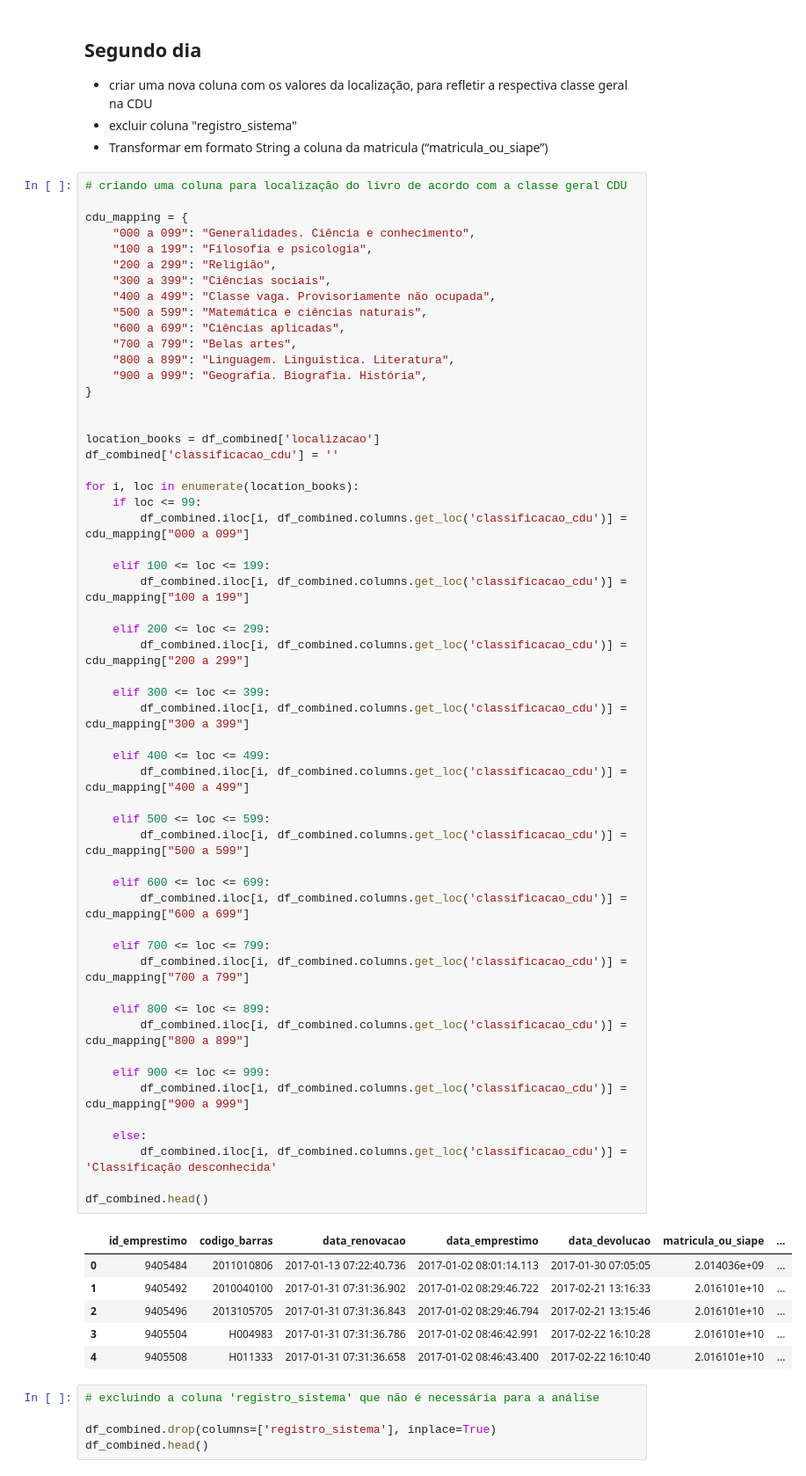
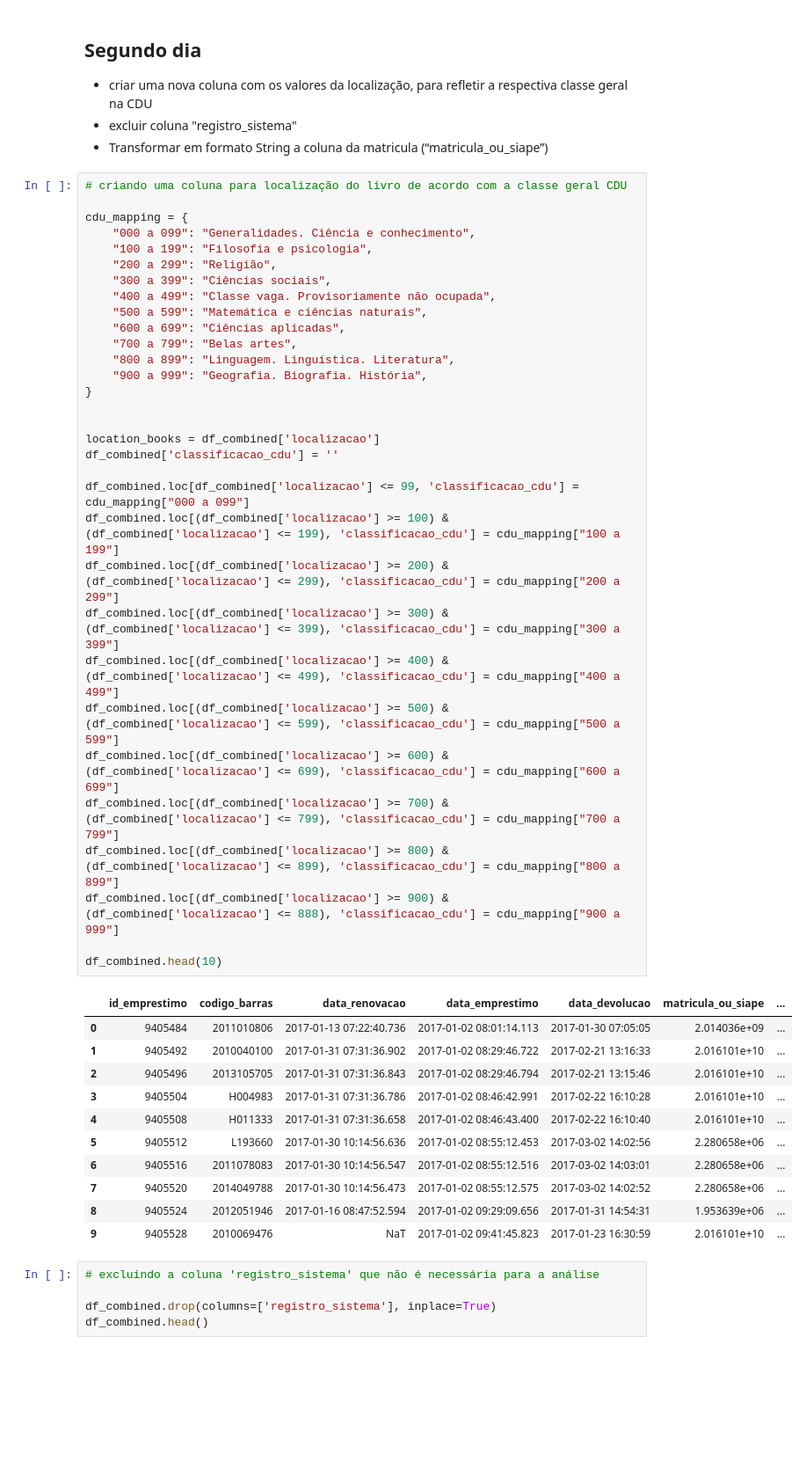
Before and after one commit to MaercioMamedes/_7DaysOfCode_Pandas, a Jupyter notebook: notebooks/tratamento_de_dados.ipynb, the cells around one changed output. Shown at 88% size. Saved outputs shown, nothing was run; the diff lists cells and outputs as text; blank space fills up the shorter version.

```diff
--- a/notebooks/tratamento_de_dados.ipynb
+++ b/notebooks/tratamento_de_dados.ipynb
@@ -140,65 +140,47 @@ memory usage: 205.6+ MB
 # %%
 # criando uma coluna para localização do livro de acordo com a classe geral CDU
 
 cdu_mapping = {
     "000 a 099": "Generalidades. Ciência e conhecimento",
     "100 a 199": "Filosofia e psicologia",
     "200 a 299": "Religião",
     "300 a 399": "Ciências sociais",
     "400 a 499": "Classe vaga. Provisoriamente não ocupada",
     "500 a 599": "Matemática e ciências naturais",
     "600 a 699": "Ciências aplicadas",
     "700 a 799": "Belas artes",
     "800 a 899": "Linguagem. Linguística. Literatura",
     "900 a 999": "Geografia. Biografia. História",
 }
 
 
 location_books = df_combined['localizacao']
 df_combined['classificacao_cdu'] = ''
 
-for i, loc in enumerate(location_books):
-    if loc <= 99:
-        df_combined.iloc[i, df_combined.columns.get_loc('classificacao_cdu')] = cdu_mapping["000 a 099"]
+df_combined.loc[df_combined['localizacao'] <= 99, 'classificacao_cdu'] = cdu_mapping["000 a 099"]
+df_combined.loc[(df_combined['localizacao'] >= 100) & (df_combined['localizacao'] <= 199), 'classificacao_cdu'] = cdu_mapping["100 a 199"]
+df_combined.loc[(df_combined['localizacao'] >= 200) & (df_combined['localizacao'] <= 299), 'classificacao_cdu'] = cdu_mapping["200 a 299"]
+df_combined.loc[(df_combined['localizacao'] >= 300) & (df_combined['localizacao'] <= 399), 'classificacao_cdu'] = cdu_mapping["300 a 399"]
+df_combined.loc[(df_combined['localizacao'] >= 400) & (df_combined['localizacao'] <= 499), 'classificacao_cdu'] = cdu_mapping["400 a 499"]
+df_combined.loc[(df_combined['localizacao'] >= 500) & (df_combined['localizacao'] <= 599), 'classificacao_cdu'] = cdu_mapping["500 a 599"]
+df_combined.loc[(df_combined['localizacao'] >= 600) & (df_combined['localizacao'] <= 699), 'classificacao_cdu'] = cdu_mapping["600 a 699"]
+df_combined.loc[(df_combined['localizacao'] >= 700) & (df_combined['localizacao'] <= 799), 'classificacao_cdu'] = cdu_mapping["700 a 799"]
+df_combined.loc[(df_combined['localizacao'] >= 800) & (df_combined['localizacao'] <= 899), 'classificacao_cdu'] = cdu_mapping["800 a 899"]
+df_combined.loc[(df_combined['localizacao'] >= 900) & (df_combined['localizacao'] <= 888), 'classificacao_cdu'] = cdu_mapping["900 a 999"]
 
-    elif 100 <= loc <= 199:
-        df_combined.iloc[i, df_combined.columns.get_loc('classificacao_cdu')] = cdu_mapping["100 a 199"]
-
-    elif 200 <= loc <= 299:
-        df_combined.iloc[i, df_combined.columns.get_loc('classificacao_cdu')] = cdu_mapping["200 a 299"]
-
-    elif 300 <= loc <= 399:
-        df_combined.iloc[i, df_combined.columns.get_loc('classificacao_cdu')] = cdu_mapping["300 a 399"]
-
-    elif 400 <= loc <= 499:
-        df_combined.iloc[i, df_combined.columns.get_loc('classificacao_cdu')] = cdu_mapping["400 a 499"]
-
-    elif 500 <= loc <= 599:
-        df_combined.iloc[i, df_combined.columns.get_loc('classificacao_cdu')] = cdu_mapping["500 a 599"]
-
-    elif 600 <= loc <= 699:
-        df_combined.iloc[i, df_combined.columns.get_loc('classificacao_cdu')] = cdu_mapping["600 a 699"]
-
-    elif 700 <= loc <= 799:
-        df_combined.iloc[i, df_combined.columns.get_loc('classificacao_cdu')] = cdu_mapping["700 a 799"]
-
-    elif 800 <= loc <= 899:
-        df_combined.iloc[i, df_combined.columns.get_loc('classificacao_cdu')] = cdu_mapping["800 a 899"]
-
-    elif 900 <= loc <= 999:
-        df_combined.iloc[i, df_combined.columns.get_loc('classificacao_cdu')] = cdu_mapping["900 a 999"]
-
-    else:
-        df_combined.iloc[i, df_combined.columns.get_loc('classificacao_cdu')] = 'Classificação desconhecida'
-
-df_combined.head()
+df_combined.head(10)
 # %% [output]
 |  | id_emprestimo | codigo_barras | data_renovacao | data_emprestimo | data_devolucao | matricula_ou_siape | ... |
 | 0 | 9405484 | 2011010806 | 2017-01-13 07:22:40.736 | 2017-01-02 08:01:14.113 | 2017-01-30 07:05:05 | 2.014036e+09 | ... |
 | 1 | 9405492 | 2010040100 | 2017-01-31 07:31:36.902 | 2017-01-02 08:29:46.722 | 2017-02-21 13:16:33 | 2.016101e+10 | ... |
 | 2 | 9405496 | 2013105705 | 2017-01-31 07:31:36.843 | 2017-01-02 08:29:46.794 | 2017-02-21 13:15:46 | 2.016101e+10 | ... |
 | 3 | 9405504 | H004983 | 2017-01-31 07:31:36.786 | 2017-01-02 08:46:42.991 | 2017-02-22 16:10:28 | 2.016101e+10 | ... |
 | 4 | 9405508 | H011333 | 2017-01-31 07:31:36.658 | 2017-01-02 08:46:43.400 | 2017-02-22 16:10:40 | 2.016101e+10 | ... |
+| 5 | 9405512 | L193660 | 2017-01-30 10:14:56.636 | 2017-01-02 08:55:12.453 | 2017-03-02 14:02:56 | 2.280658e+06 | ... |
+| 6 | 9405516 | 2011078083 | 2017-01-30 10:14:56.547 | 2017-01-02 08:55:12.516 | 2017-03-02 14:03:01 | 2.280658e+06 | ... |
+| 7 | 9405520 | 2014049788 | 2017-01-30 10:14:56.473 | 2017-01-02 08:55:12.575 | 2017-03-02 14:02:52 | 2.280658e+06 | ... |
+| 8 | 9405524 | 2012051946 | 2017-01-16 08:47:52.594 | 2017-01-02 09:29:09.656 | 2017-01-31 14:54:31 | 1.953639e+06 | ... |
+| 9 | 9405528 | 2010069476 | NaT | 2017-01-02 09:41:45.823 | 2017-01-23 16:30:59 | 2.016101e+10 | ... |
 # %%
 # excluindo a coluna 'registro_sistema' que não é necessária para a análise
 
```
Also changed, not shown: 2 other files.
